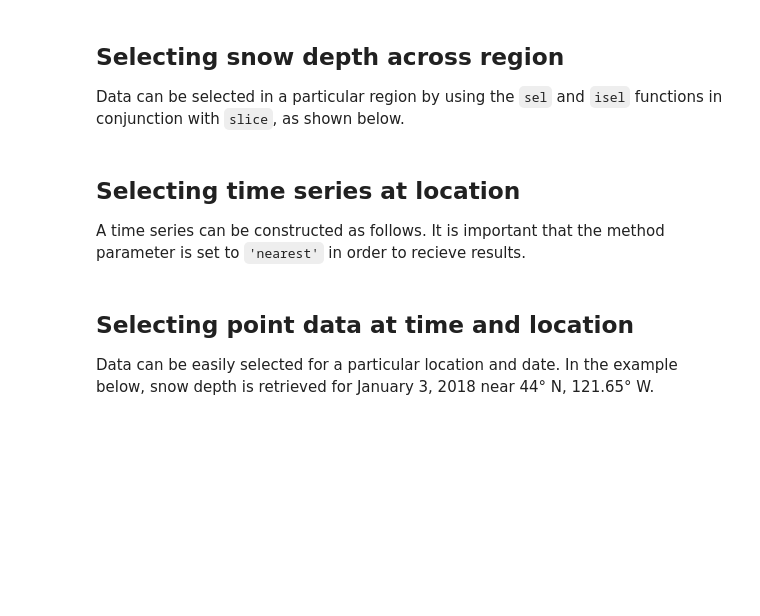
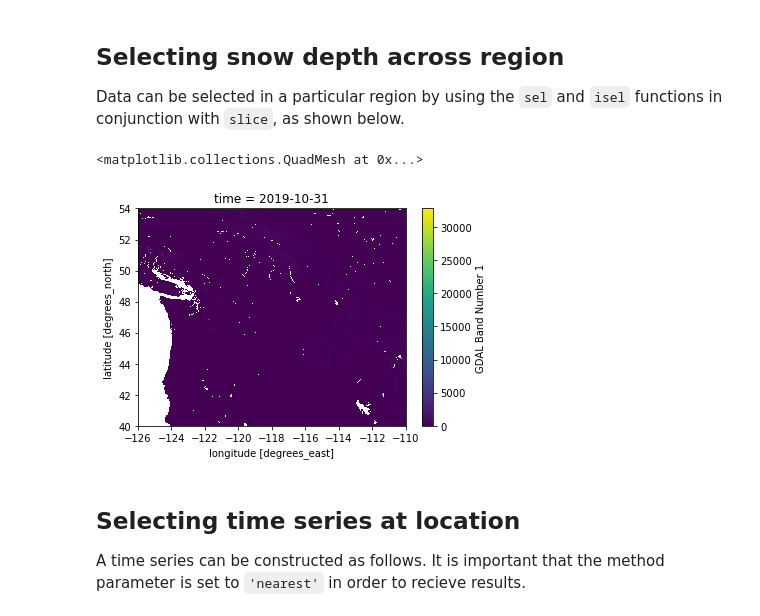
Before and after one commit to communitysnowobs/validation, a Jupyter notebook: SNODAS Wrapper.ipynb, the cells around one changed output. Saved outputs shown, nothing was run; the diff lists cells and outputs as text; code cells hidden in the pictures; blank space fills up the shorter version.

```diff
--- a/SNODAS Wrapper.ipynb
+++ b/SNODAS Wrapper.ipynb
@@ -84,12 +148,15 @@ These notes are from David Hill's [shell script](https://github.com/dfosterhill/
 ## Loading Merged Data in XArray
 The merged dataset can then be reimported to xarray with the following function. The merging process is important, as it allows xarray to search the dataset much faster, opening up the possibility of API queries.
 # %%
-ds = xr.open_dataset('data/SNODAS/SNODAS_2017_2018.nc')
+ds = xr.open_dataset('data/SNODAS/SNODAS_2019_example.nc')
 # %% [markdown]
 ## Selecting snow depth across region
 Data can be selected in a particular region by using the `sel` and `isel` functions in conjunction with `slice`, as shown below.
 # %%
-ds.Band1.sel(time = '2017-12-31', lat = slice(40, 54), lon = slice(-126, -110)).plot()
+ds.Band1.sel(time = '2019-10-31', lat = slice(40, 54), lon = slice(-126, -110)).plot()
+# %% [output]
+<matplotlib.collections.QuadMesh at 0x...>
+[figure, added]
 # %% [markdown]
 ## Selecting time series at location
 A time series can be constructed as follows. It is important that the method parameter is set to `'nearest'` in order to recieve results.
@@ -113,3 +180,0 @@ snodas_series.plot(ax=plot)
-# %% [markdown]
-## Selecting point data at time and location
-Data can be easily selected for a particular location and date. In the example below, snow depth is retrieved for January 3, 2018 near 44° N, 121.65° W.
```
Also changed, not shown: parts of 11 cells of this notebook.
